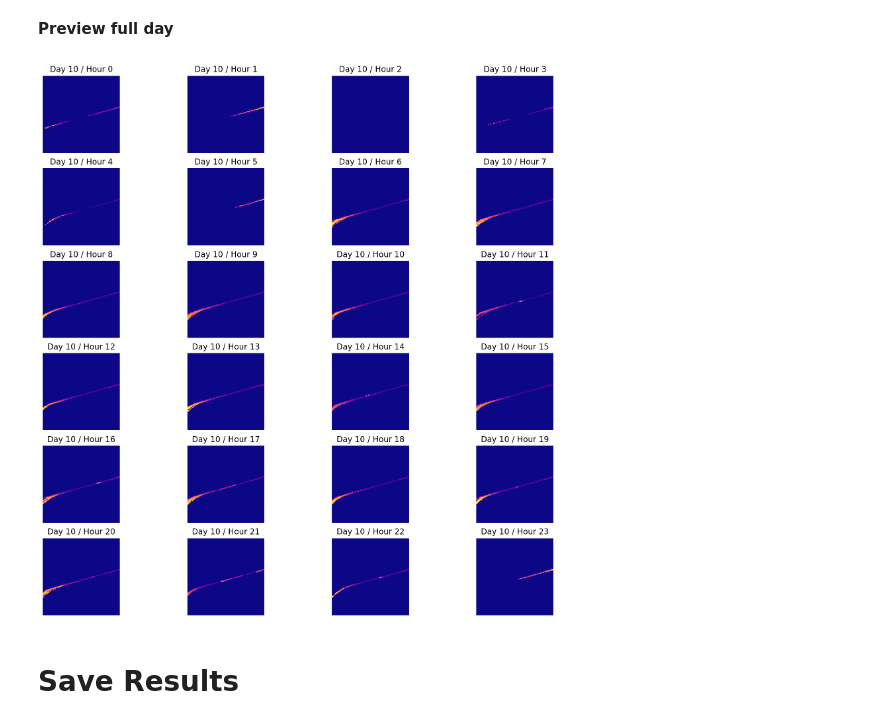
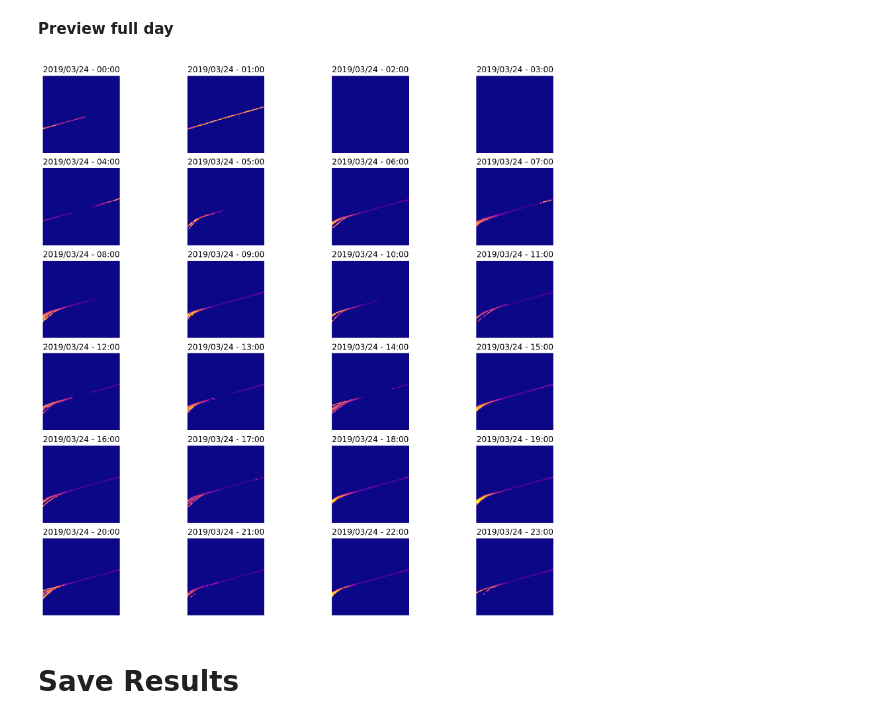
Before and after one commit to naguzmans/opportunistic-utm, a Jupyter notebook: 02_Organize_Flight_Data_Daily.ipynb, the cells around one changed output. Saved outputs shown, nothing was run; the diff lists cells and outputs as text; code cells hidden in the pictures.

```diff
--- a/02_Organize_Flight_Data_Daily.ipynb
+++ b/02_Organize_Flight_Data_Daily.ipynb
@@ -178,17 +201,16 @@ for i in tqdm(range(day_array.shape[0])):
 # %%
 import matplotlib.pyplot as plt
 %config InlineBackend.figure_format = 'retina'
 
-day = 10
+day_masked_array = np.load(f'dataset/00_results/daily_masked/{year}{str(month).zfill(2)}{str(day).zfill(2)}.npy')
 
-# Previews a whole day
 fig, ax = plt.subplots(6, 4, figsize=(15, 15))
 for idx, ax in enumerate(ax.flat):
-  plot = ax.imshow(flatten_array(masked_day_array[day, idx]), origin='lower', cmap = plt.get_cmap('plasma'))
-  ax.set_title(f'Day {day} / Hour {idx}')
+  plot = ax.imshow(flatten_array(day_masked_array[idx]), origin='lower', cmap = plt.get_cmap('plasma'))
+  ax.set_title(f'{year}/{str(month).zfill(2)}/{str(day).zfill(2)} - {str(idx).zfill(2)}:00')
   ax.axis("off")
 # %% [output]
-[figure, old version]
+[figure, new version]
 # %% [markdown]
 # Save Results
 # %% [markdown]
```
Also changed, not shown: parts of 12 cells of this notebook.
